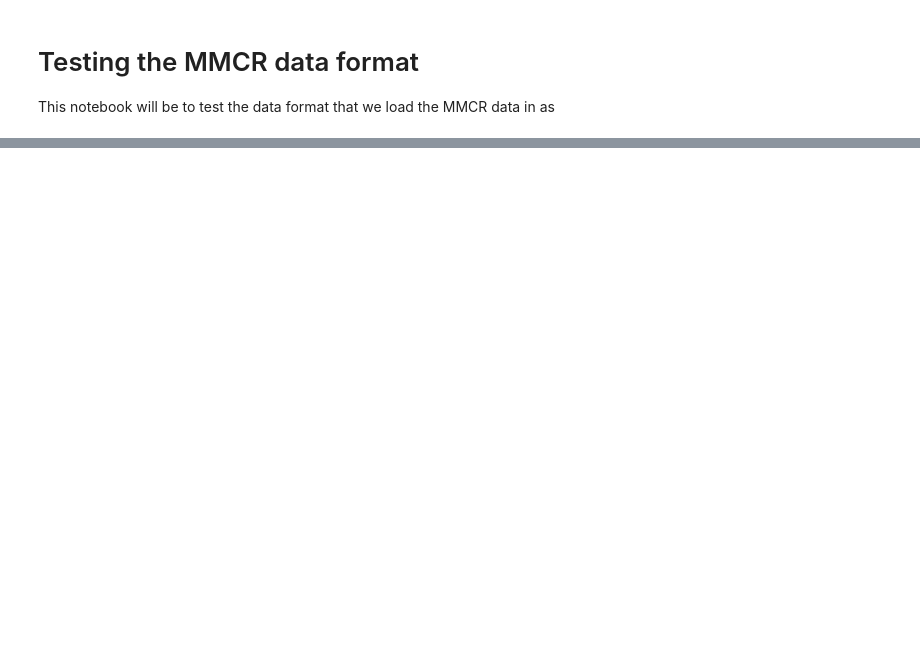
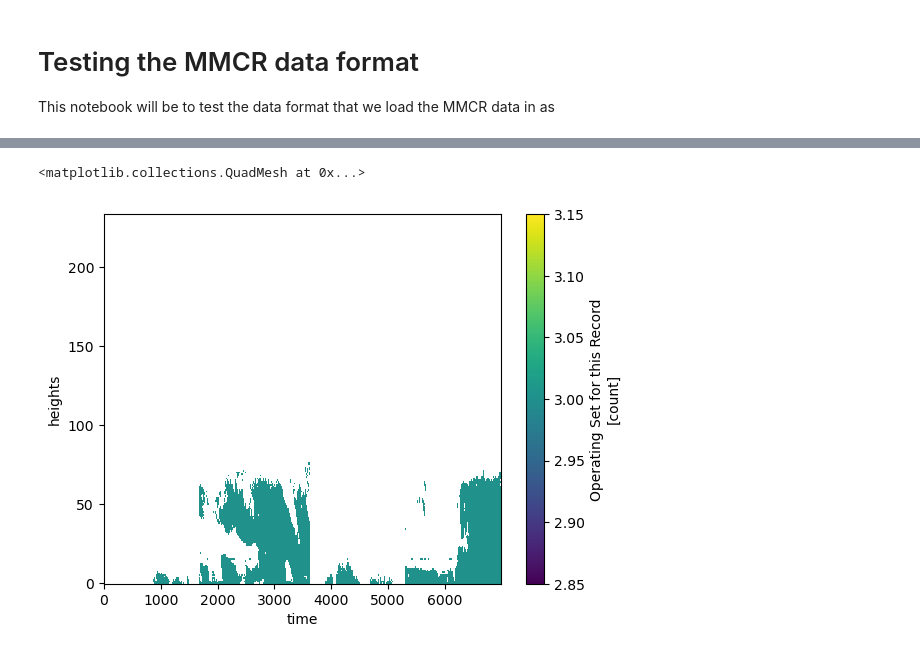
Before and after one commit to DAndrewA/ICESat2, a Jupyter notebook: src/mmcr/test_load_mmcr.ipynb, the cells around one changed output, grey strips where cells are left out. Drawn from its saved outputs; the diff is of its cells as text; code cells hidden in the pictures; blank space fills up the shorter version.

```diff
--- a/src/mmcr/test_load_mmcr.ipynb
+++ b/src/mmcr/test_load_mmcr.ipynb
@@ -41,0 +41,4 @@ ds.where(ds.Power < 1e36).Power.plot(robust=True)
+# %%
+target = '/home/users/eeasm/_scripts/ICESat2/src/mmcr'
+ds = read_radar_data(target,3,-10)
+ds
@@ -41,0 +63,5 @@ ds.where(ds.Power < 1e36).Power.plot(robust=True)
+# %%
+ds.ModeNum.plot(x='time')
+# %% [output]
+<matplotlib.collections.QuadMesh at 0x...>
+[figure, added]
```
Also changed, not shown: parts of 7 cells of this notebook, 1 other file.
